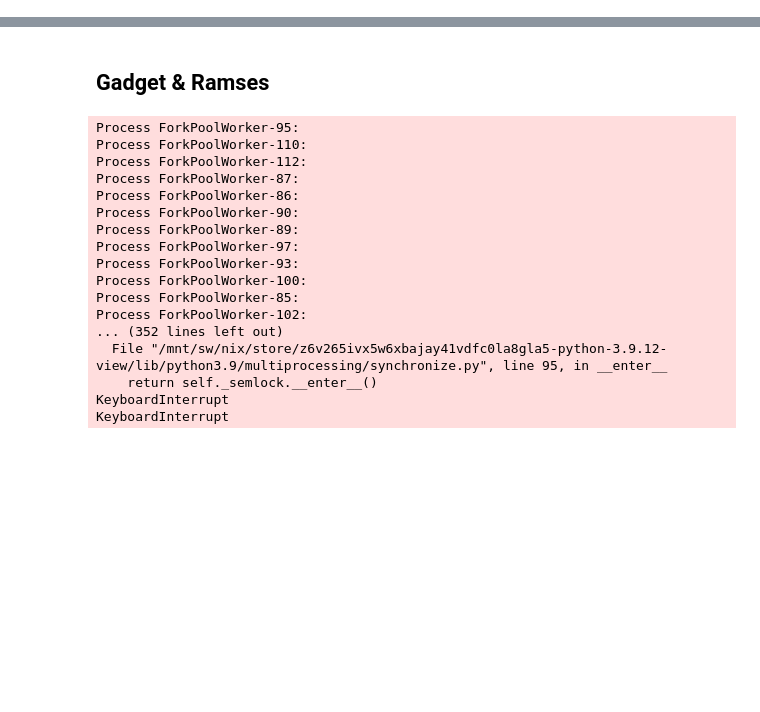
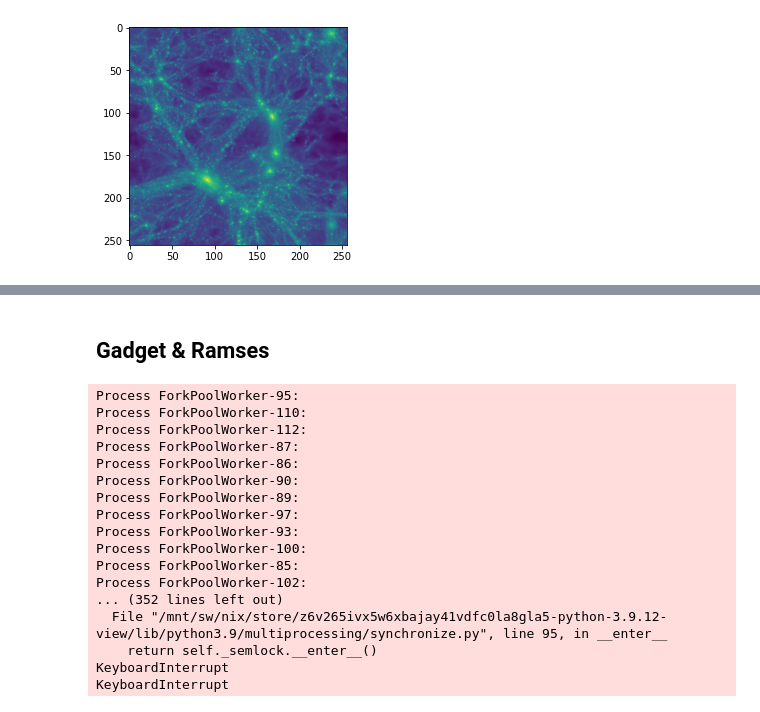
Before and after one commit to YongseokJo/MIEST, a Jupyter notebook: information_bottleneck/data_extraction.ipynb, the cells around one changed output, grey strips where cells are left out. Drawn from its saved outputs; the diff is of its cells as text; code cells hidden in the pictures; blank space fills up the shorter version.

```diff
--- a/information_bottleneck/data_extraction.ipynb
+++ b/information_bottleneck/data_extraction.ipynb
@@ -9,3 +9,29 @@ import sklearn
 import matplotlib.pyplot as plt
 # Device Config
 device = torch.device("cuda" if torch.cuda.is_available() else "cpu")
+# %%
+fmaps = \
+        "/mnt/home/fvillaescusa/CAMELS/PUBLIC_RELEASE/CMD/2D_maps/data/Maps_Mtot_SIMBA_CV_z=0.00.npy"
+# read the data
+simba_maps = np.log10(np.load(fmaps))
+fmaps = \
+        "/mnt/home/fvillaescusa/CAMELS/PUBLIC_RELEASE/CMD/2D_maps/data/Maps_Mtot_IllustrisTNG_CV_z=0.00.npy"
+# read the data
+tng_maps = np.log10(np.load(fmaps))
+fmaps = \
+        "/mnt/ceph/users/camels/Results/images_Astrid/Images_Mtot_Astrid_CV_z=0.00.npy"
+ast_maps = np.log10(np.load(fmaps))
+# %%
+i=0
+plt.imshow(np.log10(simba_maps[i,:,:]))
+plt.axis("off")
+plt.savefig("SIMBA_Mtot.png", dpi=400, bbox_inches="tight")
+plt.close()
+plt.imshow(np.log10(tng_maps[i,:,:]))
+plt.axis("off")
+plt.savefig("TNG_Mtot.png", dpi=400, bbox_inches="tight")
+plt.close()
+plt.imshow(np.log10(ast_maps[i,:,:]))
+plt.show()
+# %% [output]
+[figure, added]
```
Also changed, not shown: parts of 23 cells of this notebook, 41 other files.
